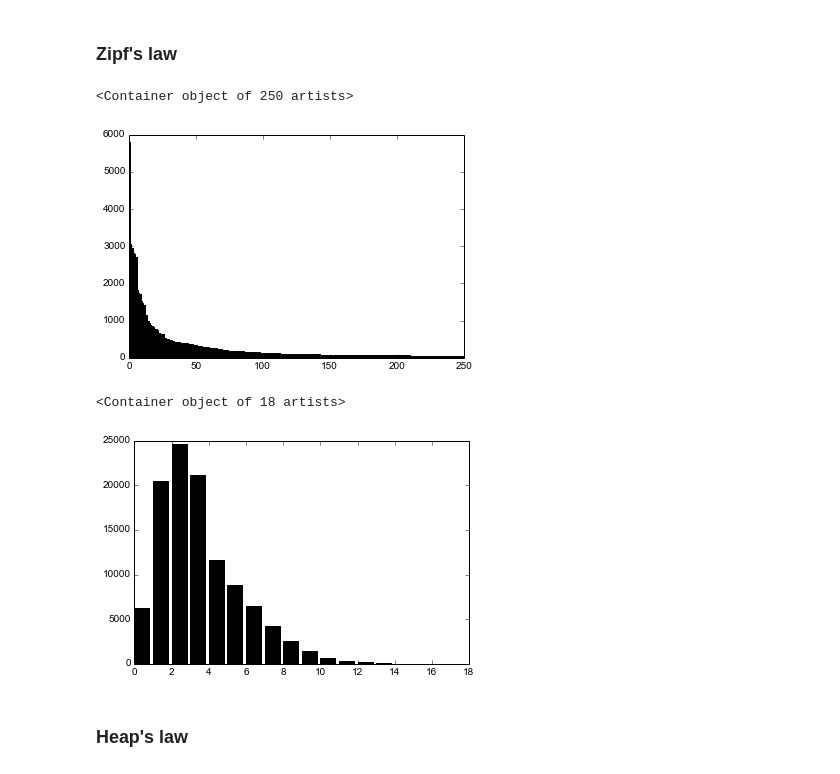
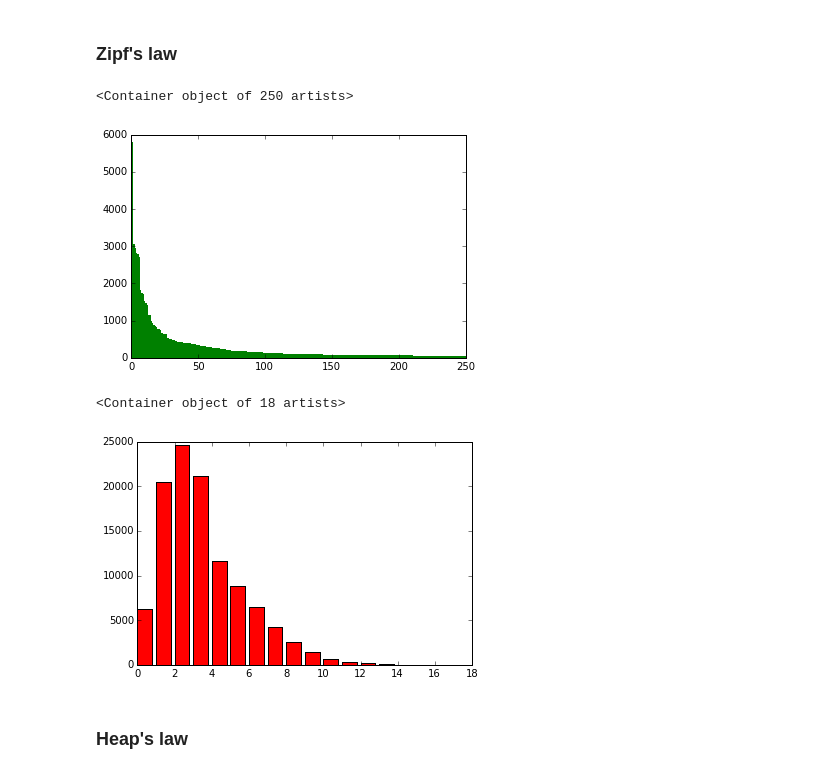
Before and after one commit to HSE-LAMBDA/SparkIntroduction, a Jupyter notebook: Introduction to Spark.ipynb, the cells around one changed output. Cells and saved outputs as stored; diff of their text form; code cells hidden in the pictures.

```diff
--- a/Introduction to Spark.ipynb
+++ b/Introduction to Spark.ipynb
@@ -36,2 +37,4 @@ filter(lambda x: x % 3 == 1, xs)
+# %%
+sc = SparkContext()
 # %%
 nums = sc.parallelize(xrange(0, 25)).persist()
@@ -168,7 +171,7 @@ count.join(wordsLen).take(10)
 # %% [markdown]
 ## Word count
 # %%
-wordCount = sc.textFile("./Sherlock.txt").flatMap(
+wordCount = sc.textFile("file:///root/notebook/Sherlock.txt").flatMap(
     lambda x: re.findall("[a-zA-z']+", x)
 ).map(
     lambda x: x.strip().lower()
@@ -204,10 +207,10 @@ you     1520
 ### Zipf's law
 # %%
 top250 = wordCount.map(lambda wc: [wc]).reduce(top(250))
-plt.bar(range(250), sorted([ c for w, c in top250 ], reverse=True)[:250], color="black")
+plt.bar(range(250), sorted([ c for w, c in top250 ], reverse=True)[:250], color="green", edgecolor="green")
 # %% [output]
 <Container object of 250 artists>
-[figure, old version]
+[figure, new version]
 # %%
 freqByLen = sorted (
     wordCount.map(
@@ -219,10 +222,10 @@ freqByLen = sorted (
     key = lambda (l, c): l
 )
 # %%
-plt.bar(range(len(freqByLen)), [ c for (l, c) in freqByLen], color="black")
+plt.bar(range(len(freqByLen)), [ c for (l, c) in freqByLen], color="red")
 # %% [output]
 <Container object of 18 artists>
-[figure, old version]
+[figure, new version]
 # %% [markdown]
 ### Heap's law
 # %%
```
Also changed, not shown: parts of 9 cells of this notebook, 3 other files.
